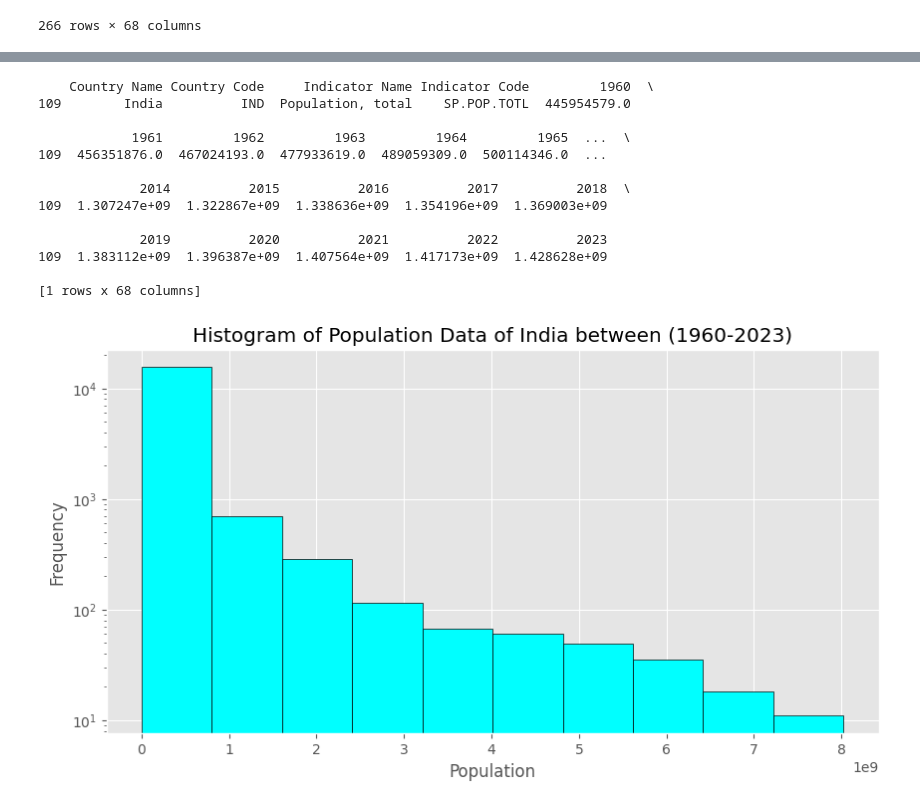
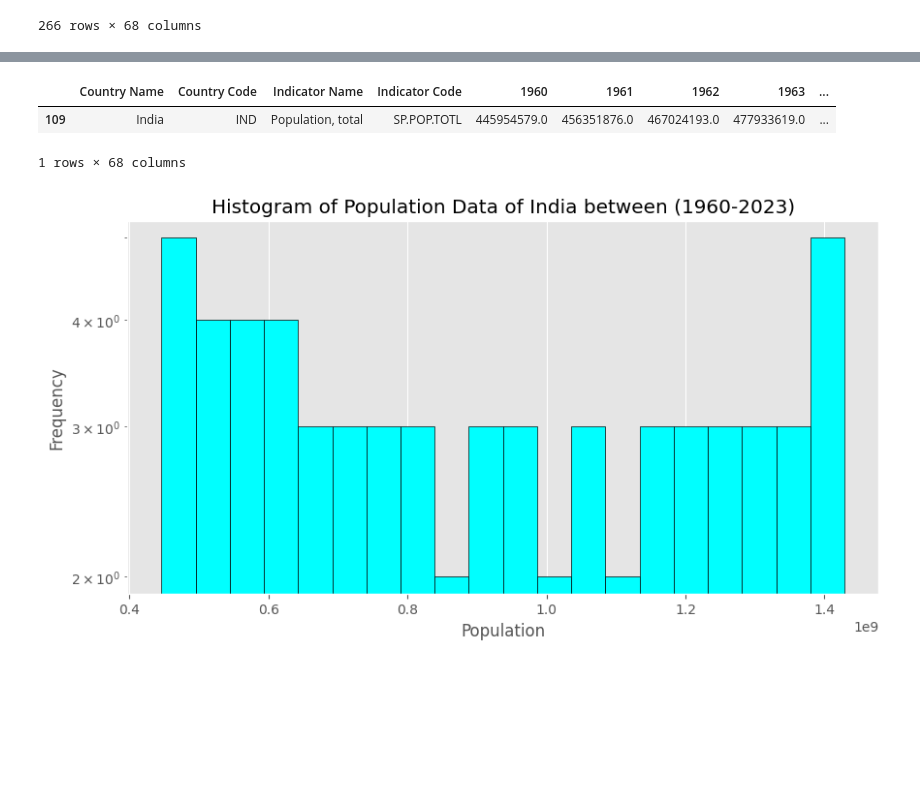
Before and after one commit to RaiSandip25/DS_01, a Jupyter notebook: Prodigy_DS_01.ipynb, the cells around one changed output, grey strips where cells are left out. Cells and saved outputs as stored; diff of their text form; code cells hidden in the pictures; blank space fills up the shorter version.

```diff
--- a/Prodigy_DS_01.ipynb
+++ b/Prodigy_DS_01.ipynb
@@ -64,41 +64,31 @@ plt.show()
 [figure]
 # %%
+# Filter the DataFrame for India
+df_india = df[df['Country Name'] == 'India']
 
-# Print the rows of the DataFrame where 'Country Name' is 'India'
-
-print(df[df["Country Name"] == "India"])
+df_india
 # %% [output]
+|  | Country Name | Country Code | Indicator Name | Indicator Code | 1960 | 1961 | 1962 | 1963 | ... |
+| 109 | India | IND | Population, total | SP.POP.TOTL | 445954579.0 | 456351876.0 | 467024193.0 | 477933619.0 | ... |
-    Country Name Country Code     Indicator Name Indicator Code         1960  \
-109        India          IND  Population, total    SP.POP.TOTL  445954579.0
-
-            1961         1962         1963         1964         1965  ...  \
-109  456351876.0  467024193.0  477933619.0  489059309.0  500114346.0  ...
-
-             2014          2015          2016          2017          2018  \
-109  1.307247e+09  1.322867e+09  1.338636e+09  1.354196e+09  1.369003e+09
-
-             2019          2020          2021          2022          2023
-109  1.383112e+09  1.396387e+09  1.407564e+09  1.417173e+09  1.428628e+09
-
-[1 rows x 68 columns]
+1 rows × 68 columns
 # %%
 # Select only the columns related to years (i.e., 1960 to 2023)
-population_data = df.loc[:, '1960':'2023'].values.flatten()  # Flatten to convert to a 1D array
+population_data = df_india.loc[:, '1960':'2023'].values.flatten()  # Flatten to convert to a 1D array
 
 # Ensure the data is numeric and remove any NaN values
 population_data = pd.to_numeric(population_data, errors='coerce')
 population_data = population_data[~pd.isna(population_data)]
 
 # Plot the histogram
 plt.figure(figsize=(10, 5))
-plt.hist(population_data, bins=10, color= "aqua", edgecolor='black')
+plt.hist(population_data, bins=20, color= "aqua", edgecolor='black')
 
 # Add title and labels
 plt.title('Histogram of Population Data of India between (1960-2023)')
 plt.yscale('log')
 plt.xlabel('Population')
 plt.ylabel('Frequency')
 # Show the plot
 plt.show()
 # %% [output]
-[figure, old version]
+[figure, new version]
```
Also changed, not shown: parts of 2 cells of this notebook.
